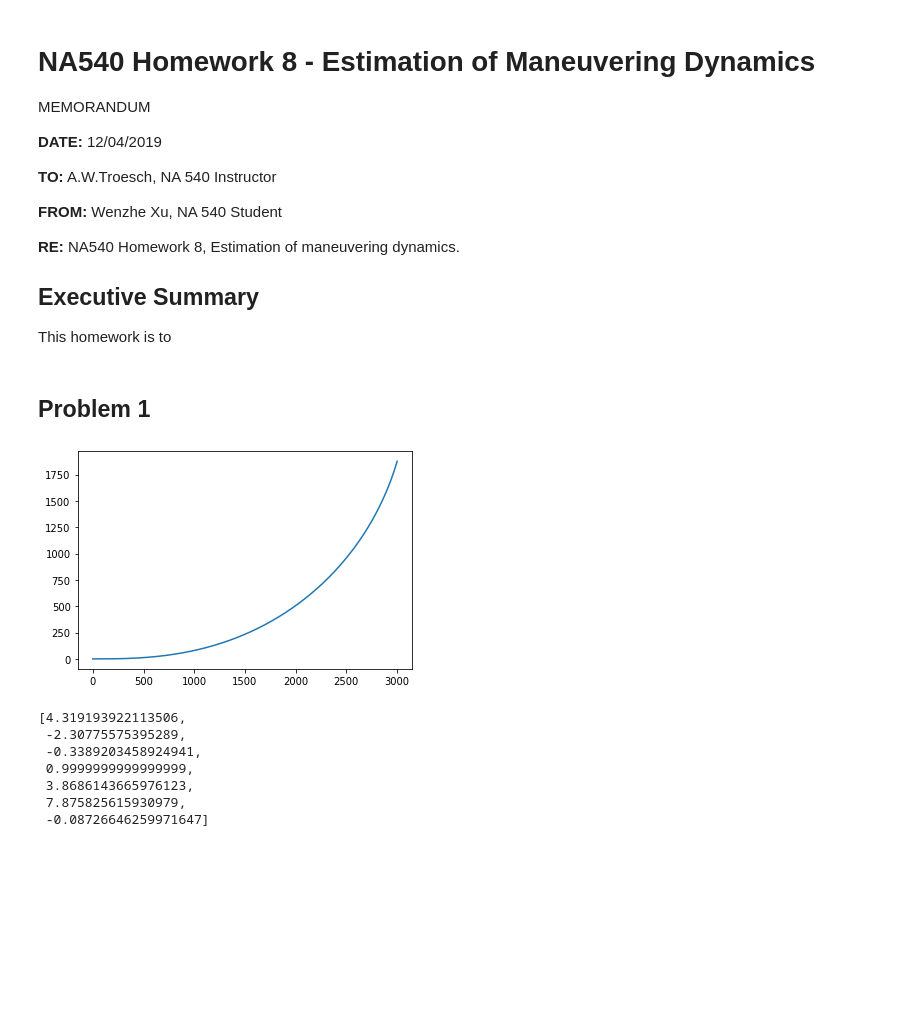
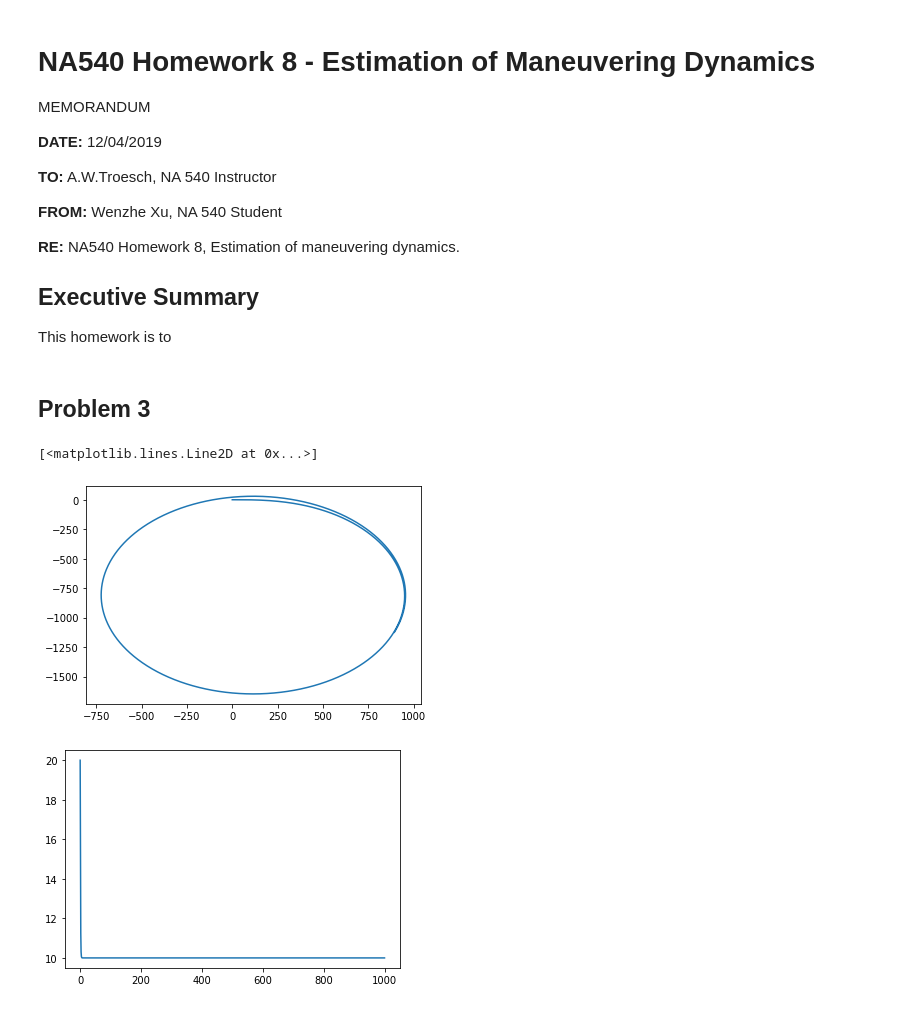
Before and after one commit to xuwenzhe/ship-maneuvering, a Jupyter notebook: report/NA540hw8.ipynb, the cells around one changed output. Drawn from its saved outputs; the diff is of its cells as text; code cells hidden in the pictures; blank space fills up the shorter version.

Commit message:
add prepare_solution JS, viz in notebook, tune space/time scale

```diff
--- a/report/NA540hw8.ipynb
+++ b/report/NA540hw8.ipynb
@@ -15,5 +15,10 @@ MEMORANDUM
 ## Executive Summary
 
 This homework is to
+# %%
+import numpy as np
+import matplotlib.pyplot as plt
+import json
+dt = 0.5
 # %% [markdown]
-## Problem 1
+## Problem 3
@@ -146,18 +25,17 @@ simulations = sim_Euler_Explicit([0.0]*7, u_const, time)
-# %%
-import matplotlib.pyplot as plt
-
-plt.figure()
-plt.plot(simulations[:,4], simulations[:,5])
-plt.show()
-# %% [output]
-[figure, removed]
-# %%
-VO6(np.ones(7), 1)
-# %% [output]
-[4.319193922113506,
- -2.30775575395289,
- -0.3389203458924941,
- 0.9999999999999999,
- 3.8686143665976123,
- 7.875825615930979,
- -0.08726646259971647]
+# %%
+with open("p3", "r") as read_file:
+    p3data = np.array(json.load(read_file))
+
+time = np.arange(p3data.shape[0])*dt
+
+plt.figure()
+plt.plot(p3data[:,4], p3data[:,5])
+# plt.plot(time, p4data[:,3])
+
+plt.figure()
+plt.plot(time, p3data[:,6]*180/np.pi)
+# plt.plot(time, p4data[:,3])
+# %% [output]
+[<matplotlib.lines.Line2D at 0x...>]
+[figure, added]
+[figure, added]
```
Also changed, not shown: parts of 4 cells of this notebook, 4 other files.
